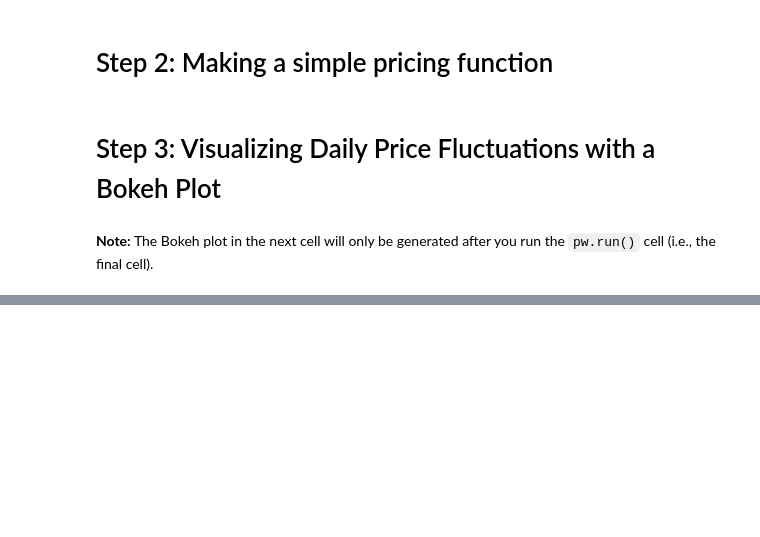
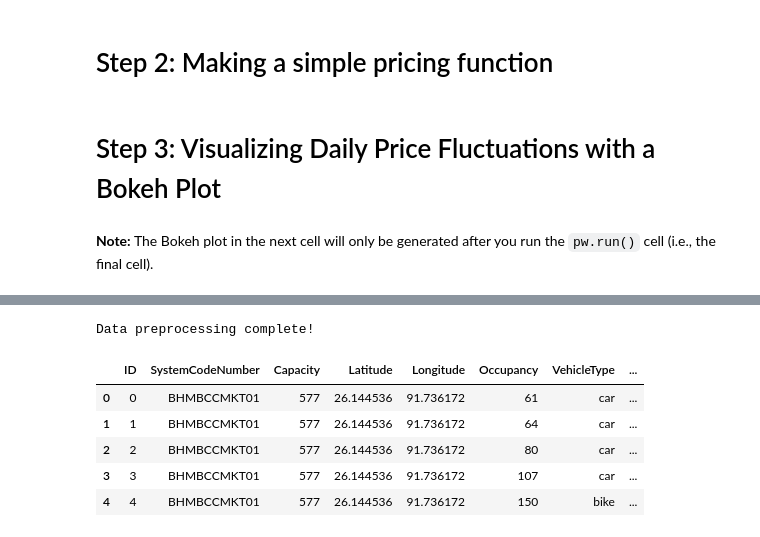
Before and after one commit to DaxalP/Capstone-Project-CAC-Summer-Analytics-25, a Jupyter notebook: Final_Project.ipynb, the cells around one changed output, grey strips where cells are left out. Cells and saved outputs as stored; diff of their text form; code cells hidden in the pictures; blank space fills up the shorter version.

```diff
--- a/Final_Project.ipynb
+++ b/Final_Project.ipynb
@@ -182,0 +251,53 @@ pw.run()
+# %%
+# Data preprocessing and feature engineering
+def preprocess_data(df):
+    """
+    Preprocess the parking data for dynamic pricing
+    """
+    # Combine the 'LastUpdatedDate' and 'LastUpdatedTime' columns into a single datetime column
+    df['DateTime'] = pd.to_datetime(df['LastUpdatedDate'] + ' ' + df['LastUpdatedTime'],
+                                  format='%d-%m-%Y %H:%M:%S')
+
+    # Calculate occupancy rate
+    df['OccupancyRate'] = df['Occupancy'] / df['Capacity']
+
+    # Create demand indicator
+    df['DemandScore'] = (
+        0.4 * df['OccupancyRate'] +
+        0.3 * (df['QueueLength'] / df['QueueLength'].max()) +
+        0.2 * (df['TrafficConditionNearby'].map({'Low': 0, 'Average': 0.5, 'High': 1})) +
+        0.1 * df['IsSpecialDay']
+    )
+
+    # Vehicle type weights (space and revenue considerations)
+    vehicle_weights = {
+        'Cars': 1.0,
+        'Bikes': 0.3,
+        'Trucks': 2.0,
+        'Cycles': 0.2
+    }
+
+    # Calculate vehicle demand weight based on VehicleType column
+    df['VehicleDemandWeight'] = df['VehicleType'].map(vehicle_weights)
+
+    # Handle any missing vehicle types with default weight
+    df['VehicleDemandWeight'] = df['VehicleDemandWeight'].fillna(1.0)
+
+    # Time-based features
+    df['Hour'] = df['DateTime'].dt.hour
+    df['IsPeakHour'] = df['Hour'].apply(lambda x: 1 if 11 <= x <= 14 else 0)
+
+    return df
+
+# Preprocess the data
+df_processed = preprocess_data(df.copy())
+print("Data preprocessing complete!")
+df_processed.head()
+# %% [output]
+Data preprocessing complete!
+|  | ID | SystemCodeNumber | Capacity | Latitude | Longitude | Occupancy | VehicleType | ... |
+| 0 | 0 | BHMBCCMKT01 | 577 | 26.144536 | 91.736172 | 61 | car | ... |
+| 1 | 1 | BHMBCCMKT01 | 577 | 26.144536 | 91.736172 | 64 | car | ... |
+| 2 | 2 | BHMBCCMKT01 | 577 | 26.144536 | 91.736172 | 80 | car | ... |
+| 3 | 3 | BHMBCCMKT01 | 577 | 26.144536 | 91.736172 | 107 | car | ... |
+| 4 | 4 | BHMBCCMKT01 | 577 | 26.144536 | 91.736172 | 150 | bike | ... |
```
Also changed, not shown: parts of 8 cells of this notebook.
